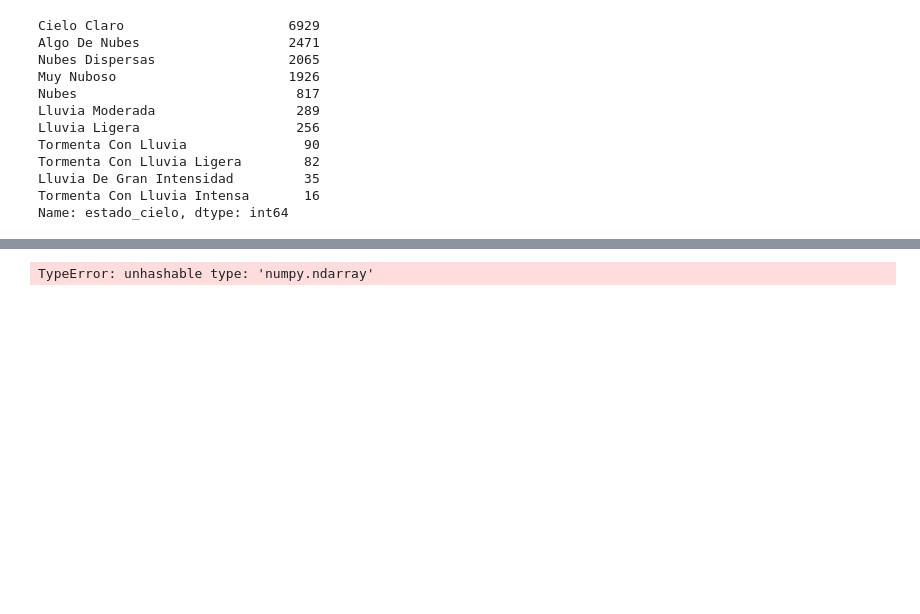
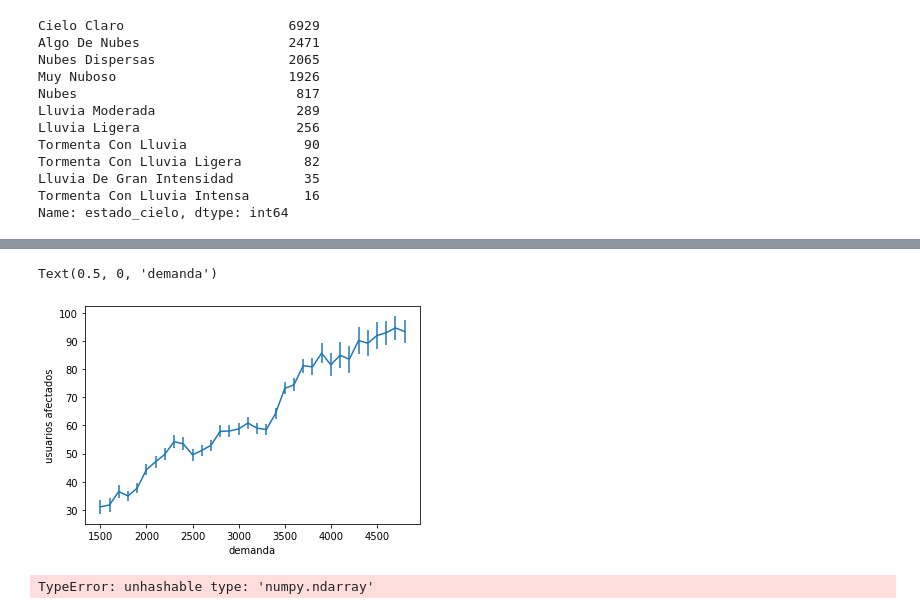
Before and after one commit to elsonidoq/enre, a Jupyter notebook: 02-EDA.ipynb, the cells around one changed output, grey strips where cells are left out. Saved outputs shown, nothing was run; the diff lists cells and outputs as text; code cells hidden in the pictures; blank space fills up the shorter version.

```diff
--- a/02-EDA.ipynb
+++ b/02-EDA.ipynb
@@ -310 +381,15 @@ Name: estado_cielo, dtype: int64
+# %%
+merged['binnedDemanda'] = merged.demHoy.apply(lambda x: int(round(x, 0))//100*100 if not np.isnan(x) else x )
+# %%
+g = merged[~merged.demHoy.isna()].groupby('binnedDemanda')['usuarios afectados']
+mean = g.mean().sort_index().rolling(5).mean().dropna()
+std = g.std().sort_index().rolling(5).mean().dropna() / (g.count().sort_index().rolling(5).mean().dropna())**0.5
+
+
+plt.errorbar(mean.index, mean.values, yerr=std.values)
+plt.ylabel('usuarios afectados')
+plt.xlabel('demanda')
+# %% [output]
+Text(0.5, 0, 'demanda')
+[figure, added]
 # %%
```
Also changed, not shown: parts of 24 cells of this notebook.
